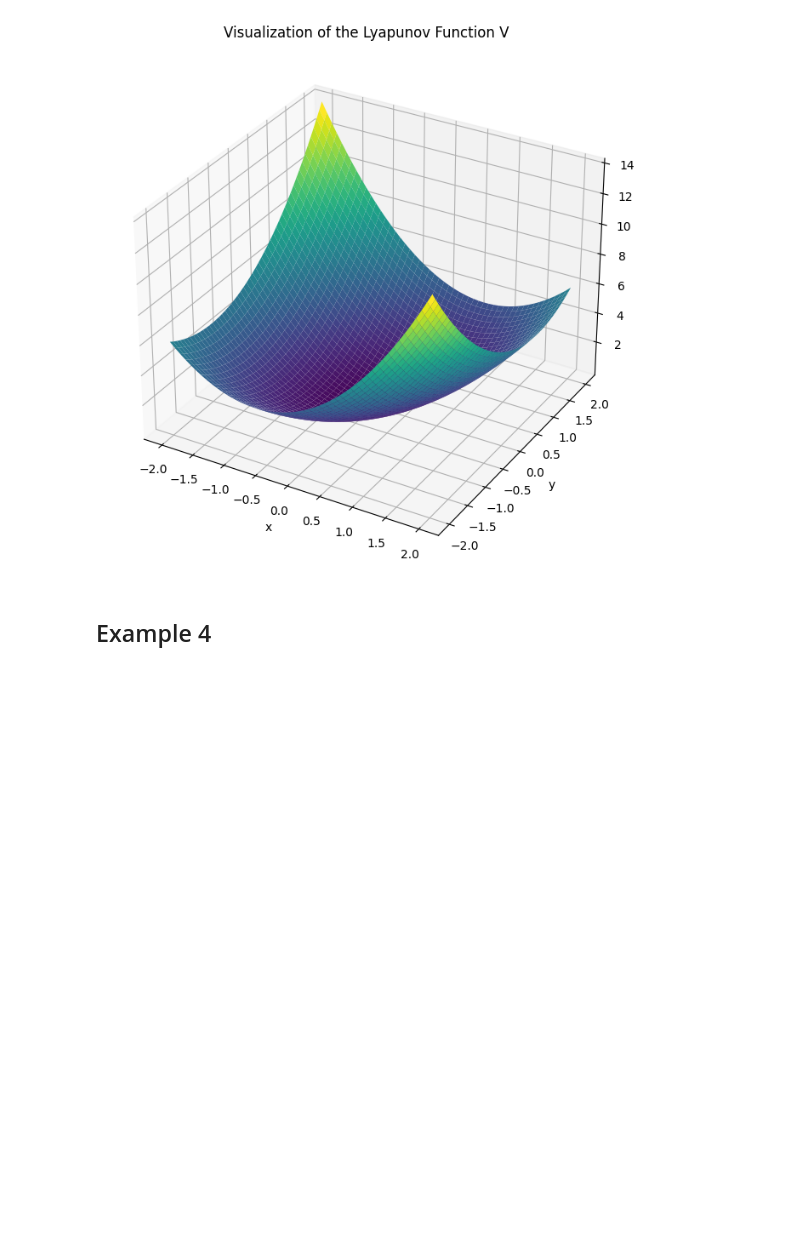
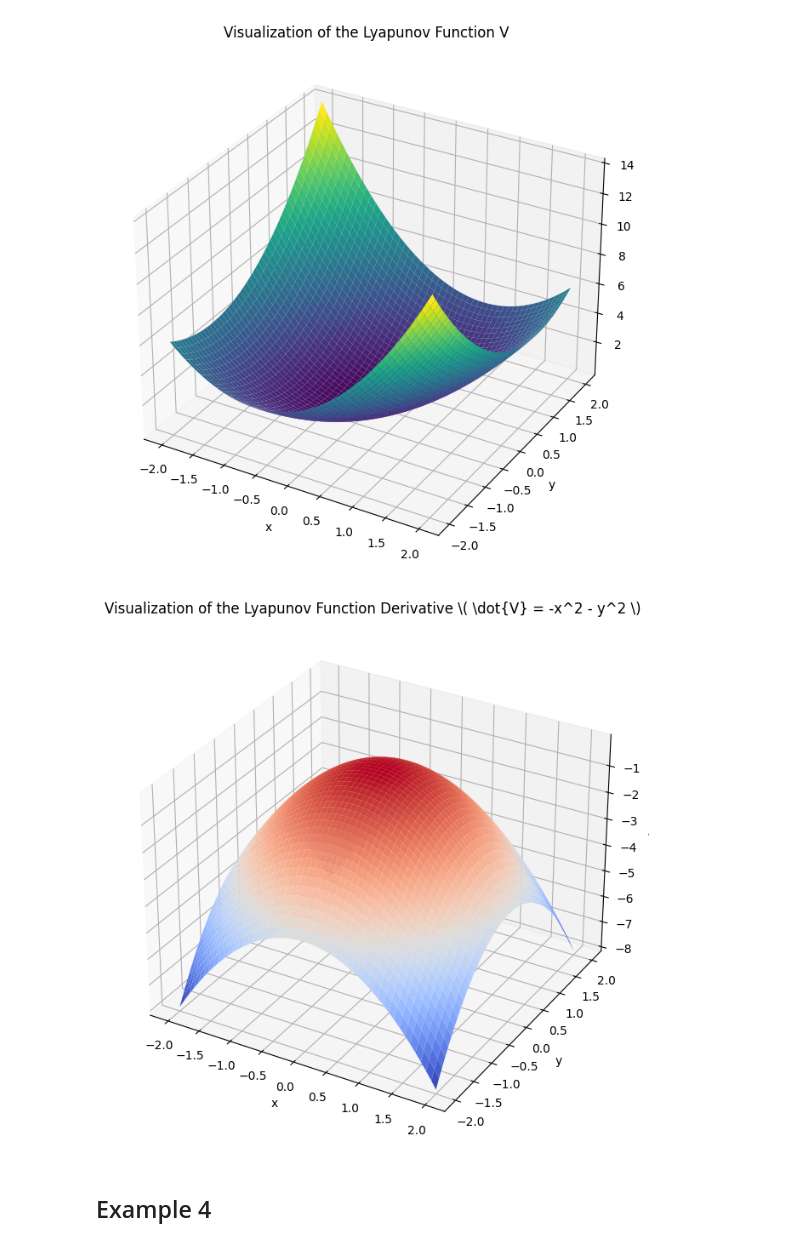
Before and after one commit to HaohanZou/dsc210-final-project, a Jupyter notebook: Lyapunov_Equation.ipynb, the cells around one changed output. Saved outputs shown, nothing was run; the diff lists cells and outputs as text; code cells hidden in the pictures; blank space fills up the shorter version.

```diff
--- a/Lyapunov_Equation.ipynb
+++ b/Lyapunov_Equation.ipynb
@@ -302,6 +298,31 @@ ax.set_title('Visualization of the Lyapunov Function V')
 plt.show()
 # %% [output]
 [figure]
+# %%
+# Visualization of the Lyapunov function derivative V_dot = -x^2 - y^2 as given in the example
+# Create a grid of values for x and y
+x_vals = np.linspace(-2, 2, 400)
+y_vals = np.linspace(-2, 2, 400)
+x_vals, y_vals = np.meshgrid(x_vals, y_vals)
+
+# Calculate the values of the Lyapunov function derivative V_dot
+V_dot_vals = -x_vals**2 - y_vals**2
+
+# Plot
+fig = plt.figure(figsize=(10, 8))
+ax = fig.add_subplot(111, projection='3d')
+ax.plot_surface(x_vals, y_vals, V_dot_vals, cmap='coolwarm', edgecolor='none')
+
+# Labels and title
+ax.set_xlabel('x')
+ax.set_ylabel('y')
+ax.set_zlabel("V'")
+ax.set_title("Visualization of the Lyapunov Function Derivative \( \dot{V} = -x^2 - y^2 \)")
+
+# Show the plot
+plt.show()
+# %% [output]
+[figure, added]
 # %% [markdown]
 ## Example 4
 # %%
```
Also changed, not shown: parts of 2 cells of this notebook.
